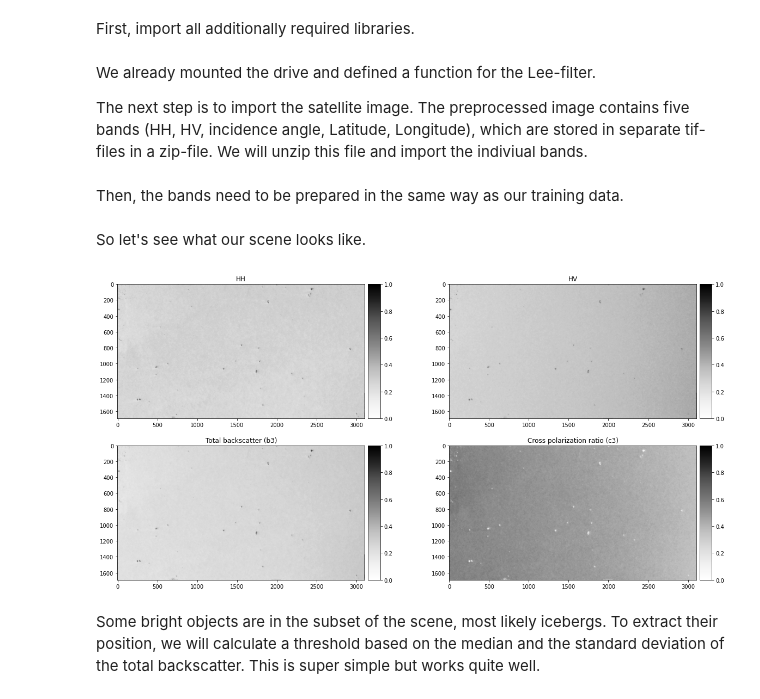
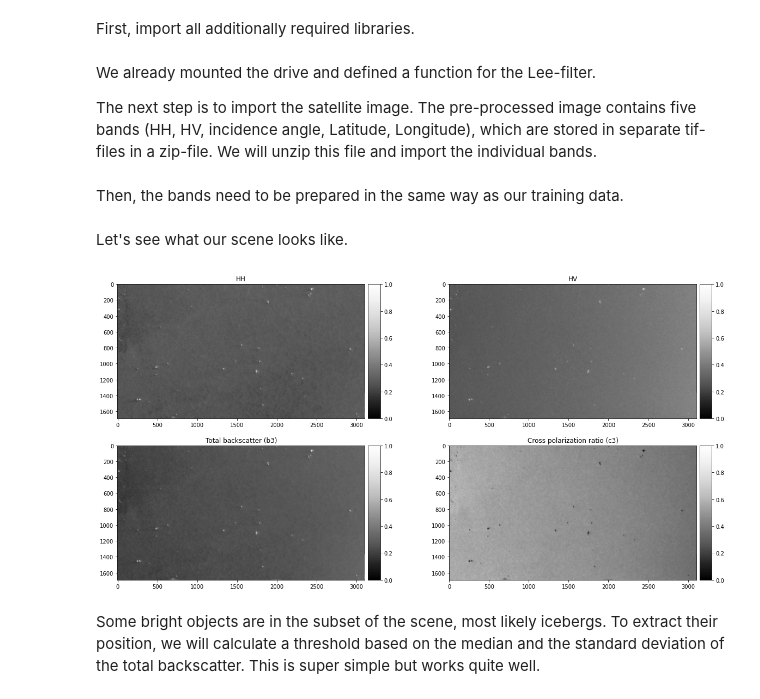
Before and after one commit to eikeschuett/IcebergShipDetection, a Jupyter notebook: Ship_Iceberg_Classification.ipynb, the cells around one changed output. Cells and saved outputs as stored; diff of their text form; code cells hidden in the pictures.

```diff
--- a/Ship_Iceberg_Classification.ipynb
+++ b/Ship_Iceberg_Classification.ipynb
@@ -565,7 +541,7 @@ import zipfile
 # %% [markdown]
 We already mounted the drive and defined a function for the Lee-filter.
 
-The next step is to import the satellite image. The preprocessed image contains five bands (HH, HV, incidence angle, Latitude, Longitude), which are stored in separate tif-files in a zip-file. We will unzip this file and import the indiviual bands.
+The next step is to import the satellite image. The pre-processed image contains five bands (HH, HV, incidence angle, Latitude, Longitude), which are stored in separate tif-files in a zip-file. We will unzip this file and import the individual bands.
 # %%
 # Path to .zip file in my mounted drive
 path = "/content/drive/MyDrive/Iceberg_Ship_Classification/Testscenes/"
@@ -595,24 +571,24 @@ Then, the bands need to be prepared in the same way as our training data.
 # %%
 hh, hv, b3, c3 = normalize_data(hh, hv, inc_angle)
 # %% [markdown]
-So let's see what our scene looks like.
+Let's see what our scene looks like.
 # %%
 def plot_axes(x, y, data, title):
-  ax_p = axes[x, y].imshow(data, cmap="Greys")
+  ax_p = axes[x, y].imshow(data, cmap="Greys_r")
   divider = make_axes_locatable(axes[x,y])
   cax = divider.append_axes("right", size="5%", pad=0.08)
   fig.colorbar(ax_p, ax=axes[x,y], cax=cax)
   axes[x,y].set_title(title)
 
 
 fig, axes = plt.subplots(2,2, figsize=(20,10))
 plot_axes(0,0, hh, 'HH')
 plot_axes(0,1, hv, 'HV')
 plot_axes(1,0, b3, 'Total backscatter (b3)')
 plot_axes(1,1, c3, 'Cross polarization ratio (c3)')
 plt.show()
 # %% [output]
-[figure, old version]
+[figure, new version]
 # %% [markdown]
 Some bright objects are in the subset of the scene, most likely icebergs. To extract their position, we will calculate a threshold based on the median and the standard deviation of the total backscatter. This is super simple but works quite well.
 # %%
```
Also changed, not shown: parts of 31 cells of this notebook.
